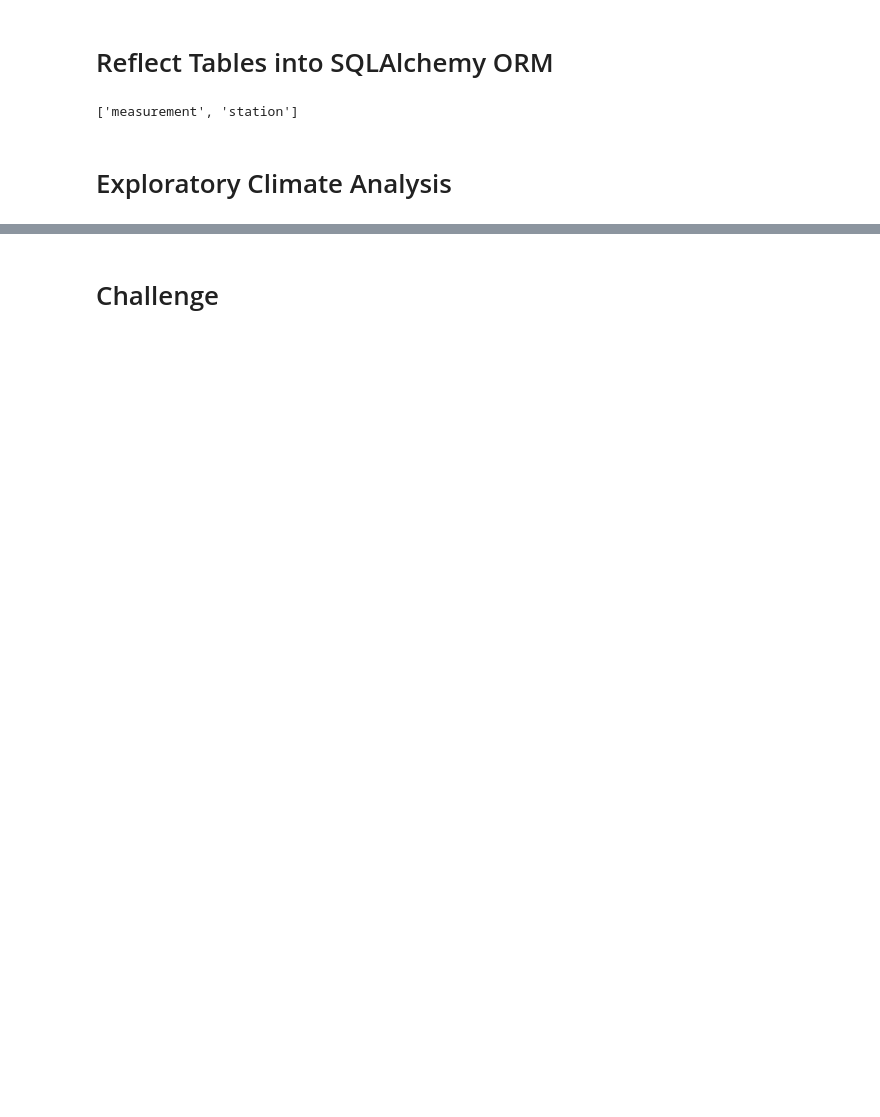
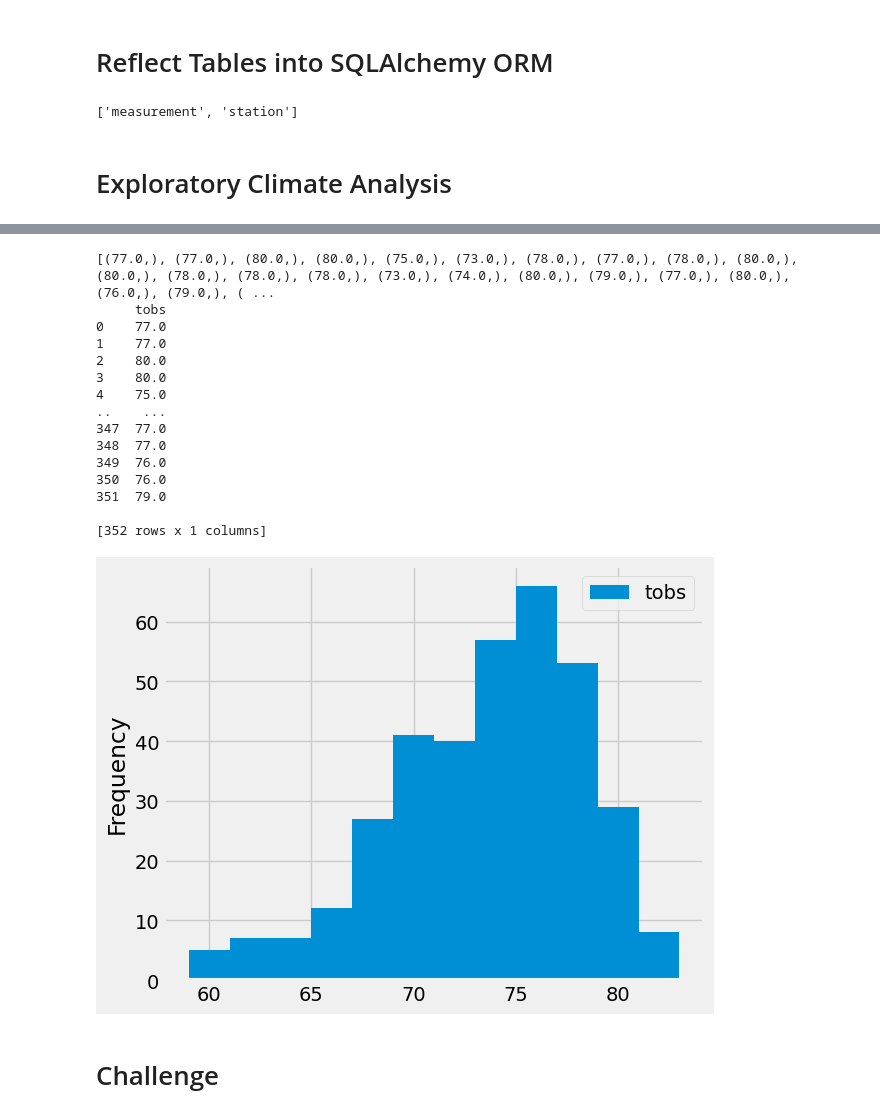
Before and after one commit to monikatomhave/surfs_up, a Jupyter notebook: climate_analysis.ipynb, the cells around one changed output, grey strips where cells are left out. Saved outputs shown, nothing was run; the diff lists cells and outputs as text; code cells hidden in the pictures; blank space fills up the shorter version.

```diff
--- a/climate_analysis.ipynb
+++ b/climate_analysis.ipynb
@@ -66 +176,61 @@ session = Session(engine)
+# %%
+# 9.3.4
+# Choose the station with the highest number of temperature observations.
+# Query the last 12 months of temperature observation data for this station and plot the results
+# as a histogram
+
+# To create a query, first select the column we are interested in. We want to pull
+# Measurement.tobs in order to get our total observations count. Add this to your code:
+
+session.query(Measurement.tobs)
+
+# Now filter out all the stations except the most active station with
+# filter(Measurement.station == 'USC00519281'). Your code should look like this:
+
+#results = session.query(Measurement.tobs).\
+#filter(Measurement.station == 'USC00519281')
+
+# We need to apply another filter to consider only the most recent year. For this we can reuse
+# some of the code we have written previously. Then we'll add the .all() function to save our
+# results as a list. Here's what your query should look like:
+
+results = session.query(Measurement.tobs).\
+filter(Measurement.station == 'USC00519281').\
+filter(Measurement.date >= prev_year).all()
+# To run this code, you will need to add a print statement around it.
+
+print(results)
+
+# To convert the results to a DataFrame, add the following to your code:
+
+df = pd.DataFrame(results, columns=['tobs'])
+# Add a
+print(df)
+#statement after the last line and run the code.
+
+# To create the histogram, we need to use the plot() function and the hist() function and add
+# the number of bins as a parameter. Add the following to your code:
+
+df.plot.hist(bins=12)
+# Using plt.tight_layout(), we can compress the x-axis labels so that they fit into the box
+# holding our plot.
+
+plt.tight_layout()
+# %% [output]
+[(77.0,), (77.0,), (80.0,), (80.0,), (75.0,), (73.0,), (78.0,), (77.0,), (78.0,), (80.0,), (80.0,), (78.0,), (78.0,), (78.0,), (73.0,), (74.0,), (80.0,), (79.0,), (77.0,), (80.0,), (76.0,), (79.0,), ( ...
+     tobs
+0    77.0
+1    77.0
+2    80.0
+3    80.0
+4    75.0
+..    ...
+347  77.0
+348  77.0
+349  76.0
+350  76.0
+351  79.0
+
+[352 rows x 1 columns]
+[figure, added]
 # %%
```
Also changed, not shown: parts of 10 cells of this notebook.
